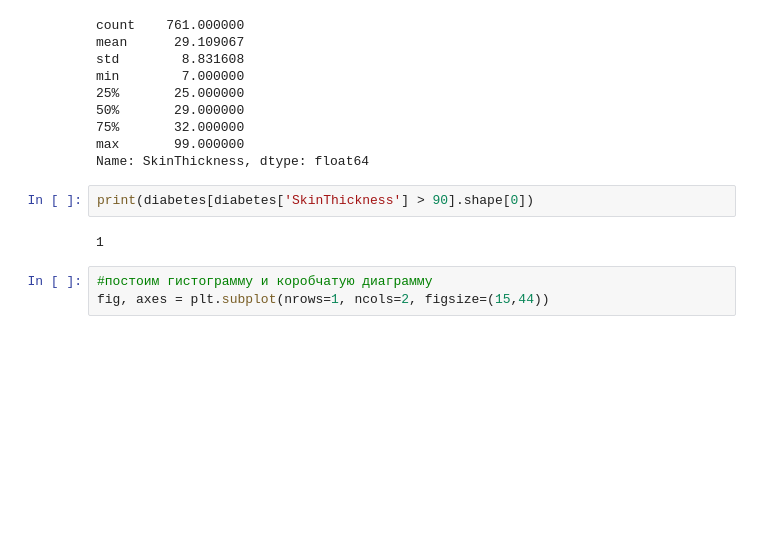
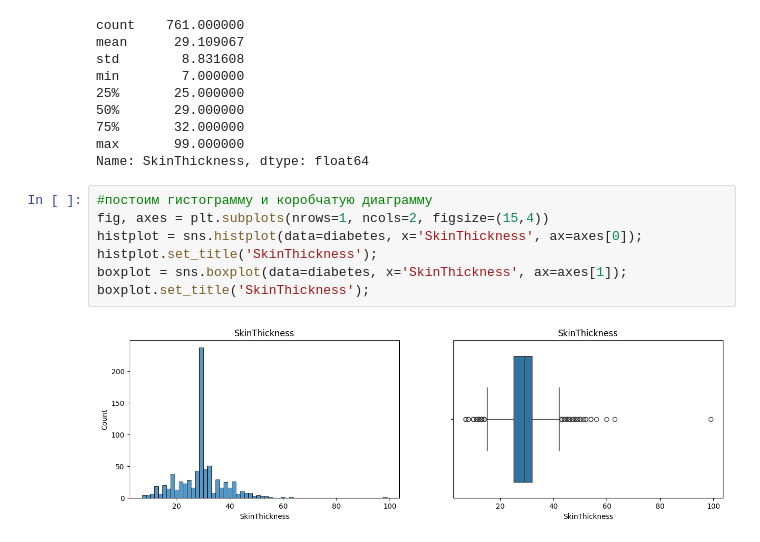
Before and after one commit to BubbleGama4ok/test, a Jupyter notebook: PY_14_Анализ данных/PY_14.Анализ данных.ipynb, the cells around one changed output. Saved outputs shown, nothing was run; the diff lists cells and outputs as text; blank space fills up the shorter version.

```diff
--- a/PY_14_Анализ данных/PY_14.Анализ данных.ipynb
+++ b/PY_14_Анализ данных/PY_14.Анализ данных.ipynb
@@ -949,10 +949,12 @@ min        7.000000
 75%       32.000000
 max       99.000000
 Name: SkinThickness, dtype: float64
-# %%
-print(diabetes[diabetes['SkinThickness'] > 90].shape[0])
-# %% [output]
-1
 # %%
 #постоим гистограмму и коробчатую диаграмму
-fig, axes = plt.subplot(nrows=1, ncols=2, figsize=(15,44))
+fig, axes = plt.subplots(nrows=1, ncols=2, figsize=(15,4))
+histplot = sns.histplot(data=diabetes, x='SkinThickness', ax=axes[0]);
+histplot.set_title('SkinThickness');
+boxplot = sns.boxplot(data=diabetes, x='SkinThickness', ax=axes[1]);
+boxplot.set_title('SkinThickness');
+# %% [output]
+[figure, added]
```
Also changed, not shown: parts of 13 cells of this notebook.
